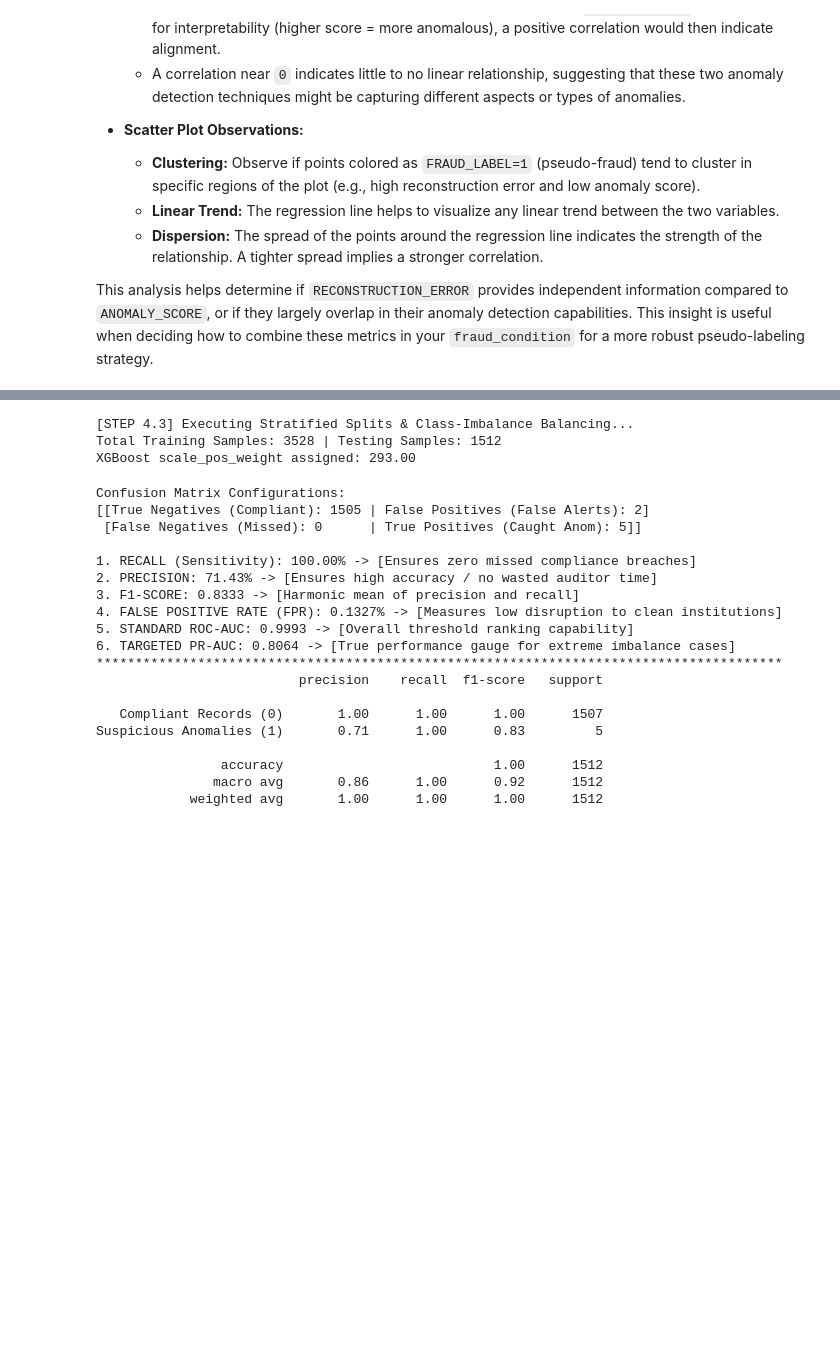
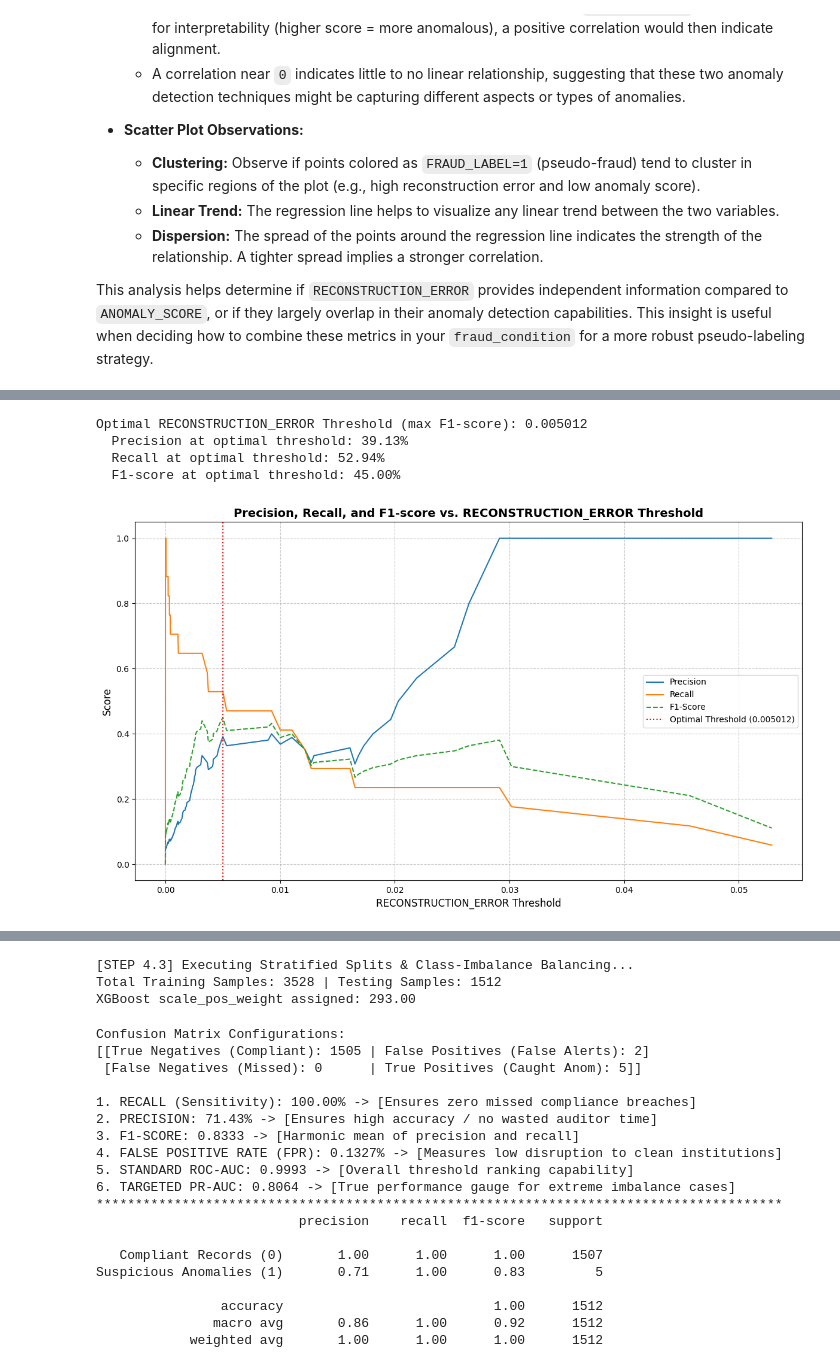
Before and after one commit to RobertDS-45/Money_Remmitence_analysis, a Jupyter notebook: Bot_Money_remmitence_analysis.ipynb, the cells around one changed output, grey strips where cells are left out. Cells and saved outputs as stored; diff of their text form; code cells hidden in the pictures; blank space fills up the shorter version.

```diff
--- a/Bot_Money_remmitence_analysis.ipynb
+++ b/Bot_Money_remmitence_analysis.ipynb
@@ -793,0 +798,63 @@ This analysis helps determine if `RECONSTRUCTION_ERROR` provides independent inf
+# %%
+from sklearn.metrics import precision_recall_fscore_support
+
+# Filter for active records
+active_df_metrics = final_df[final_df['IS_ACTIVE'] == 1].copy()
+
+# Ensure there are pseudo-fraud labels to evaluate against
+if active_df_metrics['FRAUD_LABEL'].sum() == 0:
+    print("No pseudo-fraud labels (FRAUD_LABEL = 1) found in active records. Cannot calculate optimal RECONSTRUCTION_ERROR threshold.")
+else:
+    threshold_metrics = []
+    # Sort unique reconstruction errors to iterate through potential thresholds
+    unique_reconstruction_errors = np.sort(active_df_metrics['RECONSTRUCTION_ERROR'].unique())
+
+    # Iterate through potential thresholds. Higher RECONSTRUCTION_ERROR indicates anomaly.
+    for threshold in unique_reconstruction_errors:
+        # Predict anomalies based on the current threshold
+        predictions = (active_df_metrics['RECONSTRUCTION_ERROR'] >= threshold).astype(int)
+
+        # Calculate metrics if both classes are present in predictions and actuals
+        if np.unique(predictions).size > 1 and np.unique(active_df_metrics['FRAUD_LABEL']).size > 1:
+            precision, recall, fscore, _ = precision_recall_fscore_support(
+                active_df_metrics['FRAUD_LABEL'], predictions, average='binary', pos_label=1, zero_division=0
+            )
+        else:
+            # Handle cases where predictions or actuals don't have both classes
+            precision = 0.0
+            recall = 0.0
+            fscore = 0.0
+
+        threshold_metrics.append({'threshold': threshold, 'precision': precision, 'recall': recall, 'fscore': fscore})
+
+    metrics_df_re = pd.DataFrame(threshold_metrics)
+
+    # Find the threshold that maximizes F1-score
+    optimal_re_threshold_row = metrics_df_re.loc[metrics_df_re['fscore'].idxmax()]
+    optimal_re_threshold = optimal_re_threshold_row['threshold']
+
+    print(f"Optimal RECONSTRUCTION_ERROR Threshold (max F1-score): {optimal_re_threshold:.6f}")
+    print(f"  Precision at optimal threshold: {optimal_re_threshold_row['precision']:.2%}")
+    print(f"  Recall at optimal threshold: {optimal_re_threshold_row['recall']:.2%}")
+    print(f"  F1-score at optimal threshold: {optimal_re_threshold_row['fscore']:.2%}")
+
+    # Plotting Precision, Recall, and F1-score against the threshold
+    plt.figure(figsize=(12, 7))
+    plt.plot(metrics_df_re['threshold'], metrics_df_re['precision'], label='Precision')
+    plt.plot(metrics_df_re['threshold'], metrics_df_re['recall'], label='Recall')
+    plt.plot(metrics_df_re['threshold'], metrics_df_re['fscore'], label='F1-Score', linestyle='--')
+    plt.axvline(x=optimal_re_threshold, color='red', linestyle=':', label=f'Optimal Threshold ({optimal_re_threshold:.6f})')
+
+    plt.title('Precision, Recall, and F1-score vs. RECONSTRUCTION_ERROR Threshold', fontsize=14, fontweight='bold')
+    plt.xlabel('RECONSTRUCTION_ERROR Threshold', fontsize=12)
+    plt.ylabel('Score', fontsize=12)
+    plt.legend()
+    plt.grid(True, linestyle='--', alpha=0.7)
+    plt.tight_layout()
+    plt.show()
+# %% [output]
+Optimal RECONSTRUCTION_ERROR Threshold (max F1-score): 0.005012
+  Precision at optimal threshold: 39.13%
+  Recall at optimal threshold: 52.94%
+  F1-score at optimal threshold: 45.00%
+[figure, added]
```
Also changed, not shown: parts of 3 cells of this notebook.
